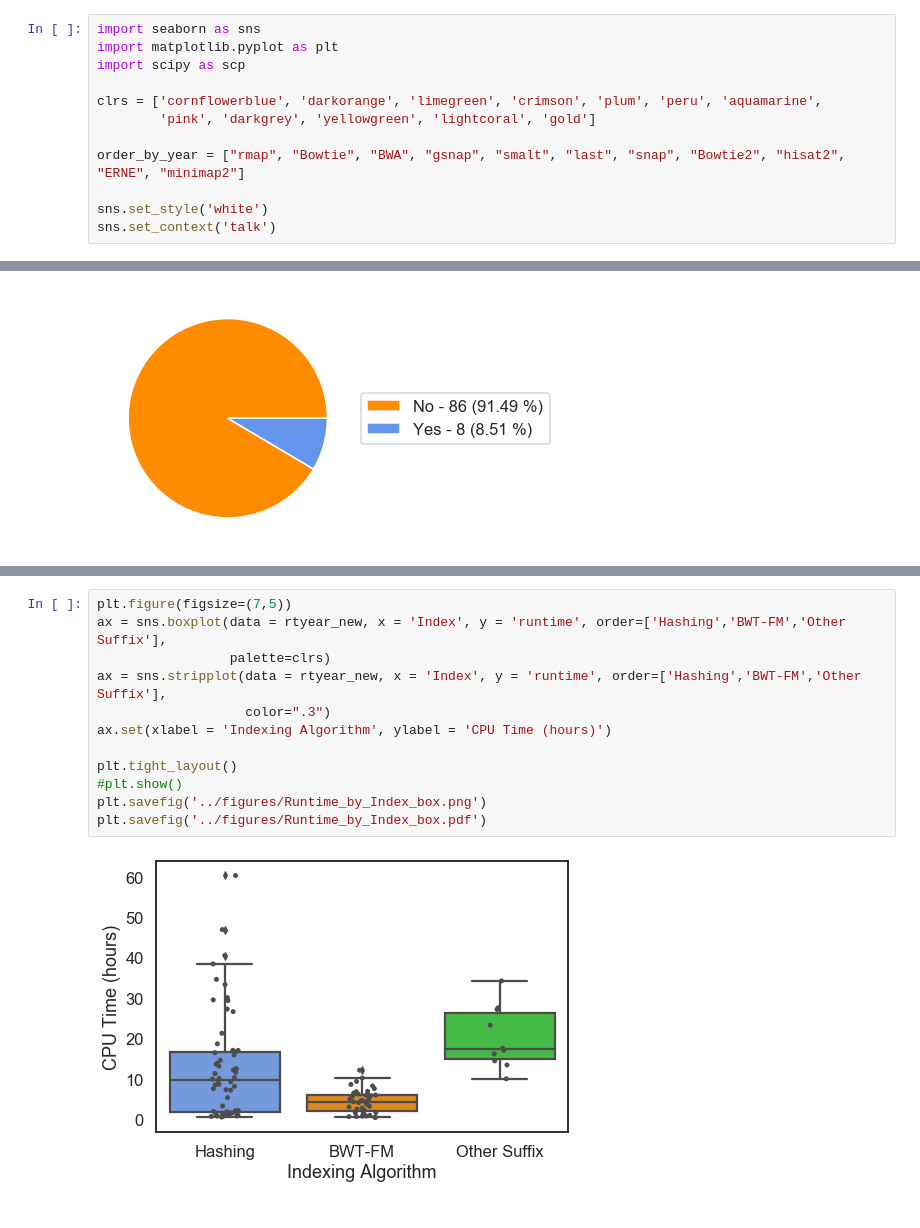
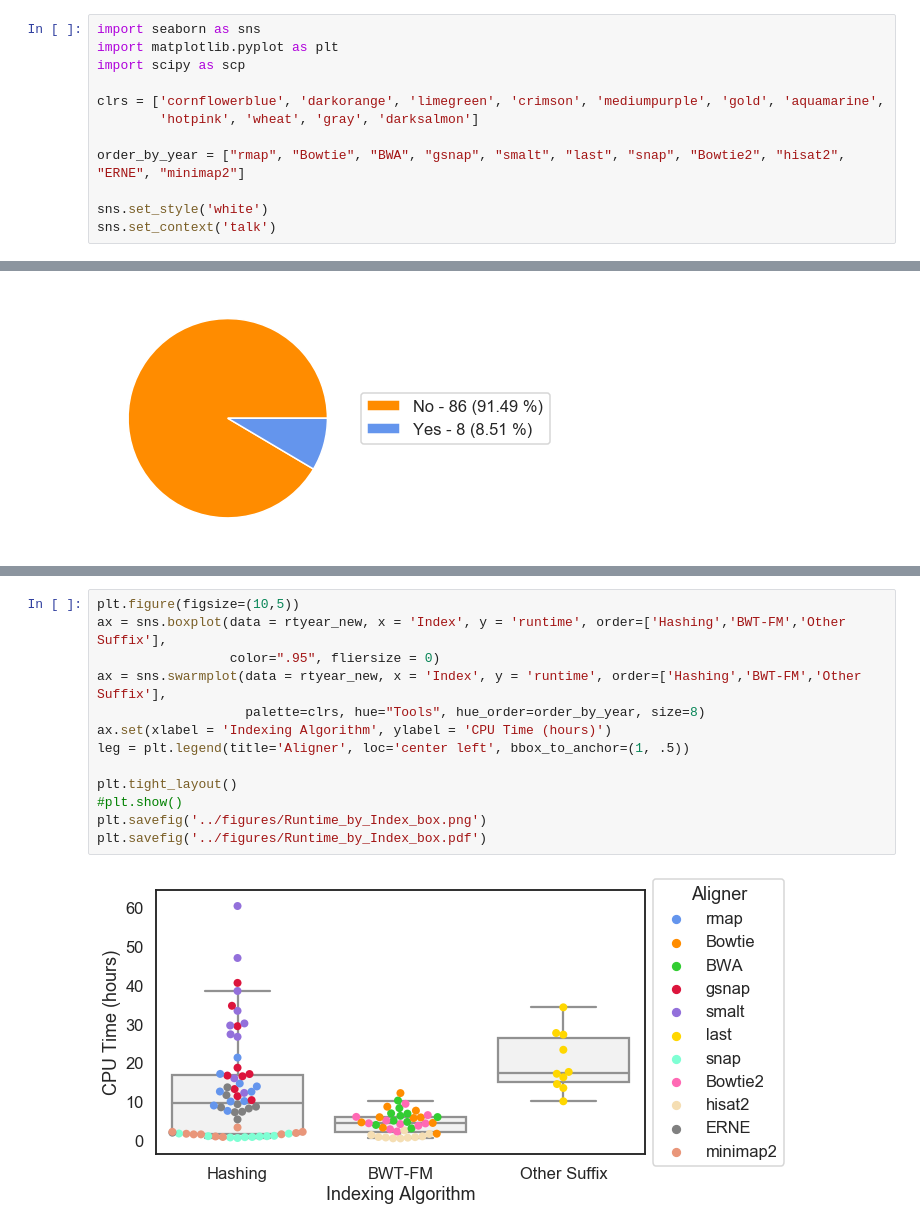
Before and after one commit to Mangul-Lab-USC/technology.dictates.algorithms, a Jupyter notebook: notebooks/Figure2_Panel.ipynb, the cells around one changed output, grey strips where cells are left out. Saved outputs shown, nothing was run; the diff lists cells and outputs as text.

Commit message:
Edited box plot shape

```diff
--- a/notebooks/Figure2_Panel.ipynb
+++ b/notebooks/Figure2_Panel.ipynb
@@ -190,8 +190,8 @@ import seaborn as sns
 import matplotlib.pyplot as plt
 import scipy as scp
 
-clrs = ['cornflowerblue', 'darkorange', 'limegreen', 'crimson', 'plum', 'peru', 'aquamarine',
-        'pink', 'darkgrey', 'yellowgreen', 'lightcoral', 'gold']
+clrs = ['cornflowerblue', 'darkorange', 'limegreen', 'crimson', 'mediumpurple', 'gold', 'aquamarine',
+        'hotpink', 'wheat', 'gray', 'darksalmon']
 
 order_by_year = ["rmap", "Bowtie", "BWA", "gsnap", "smalt", "last", "snap", "Bowtie2", "hisat2", "ERNE", "minimap2"]
 
@@ -364,17 +366,18 @@ plt.savefig('../figures/Memory_by_Tool.pdf')
 # %%
-plt.figure(figsize=(7,5))
+plt.figure(figsize=(10,5))
 ax = sns.boxplot(data = rtyear_new, x = 'Index', y = 'runtime', order=['Hashing','BWT-FM','Other Suffix'],
-                 palette=clrs)
-ax = sns.stripplot(data = rtyear_new, x = 'Index', y = 'runtime', order=['Hashing','BWT-FM','Other Suffix'],
-                   color=".3")
+                 color=".95", fliersize = 0)
+ax = sns.swarmplot(data = rtyear_new, x = 'Index', y = 'runtime', order=['Hashing','BWT-FM','Other Suffix'],
+                   palette=clrs, hue="Tools", hue_order=order_by_year, size=8)
 ax.set(xlabel = 'Indexing Algorithm', ylabel = 'CPU Time (hours)')
+leg = plt.legend(title='Aligner', loc='center left', bbox_to_anchor=(1, .5))
 
 plt.tight_layout()
 #plt.show()
 plt.savefig('../figures/Runtime_by_Index_box.png')
 plt.savefig('../figures/Runtime_by_Index_box.pdf')
 # %% [output]
-[figure, old version]
+[figure, new version]
 # %%
 plt.figure(figsize=(8,5))
 ax = sns.stripplot(data = rtyear_new, x = 'Index', y = 'runtime', order=['Hashing','BWT-FM','Other Suffix'],
```
Also changed, not shown: parts of 23 cells of this notebook, 56 other files.
